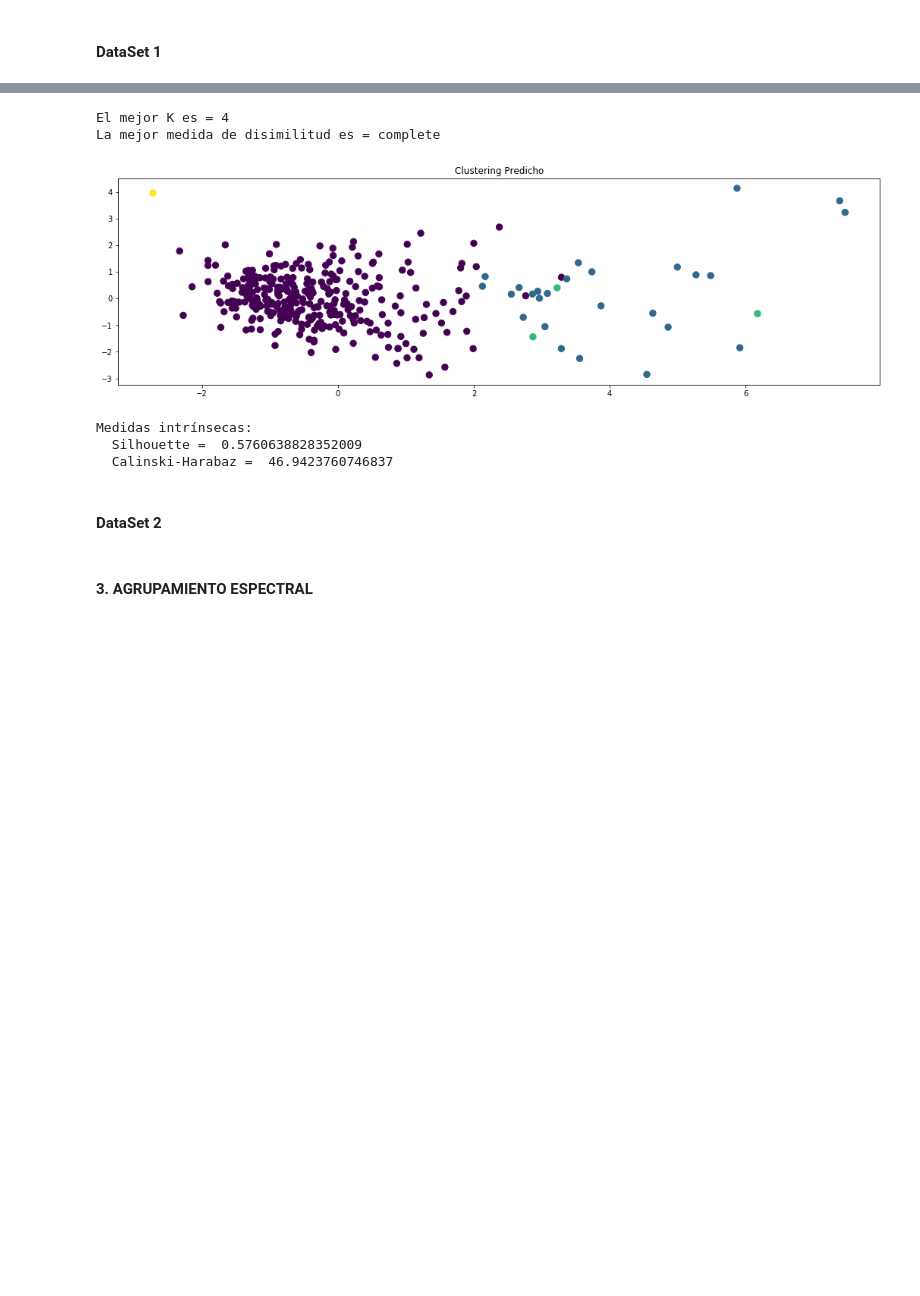
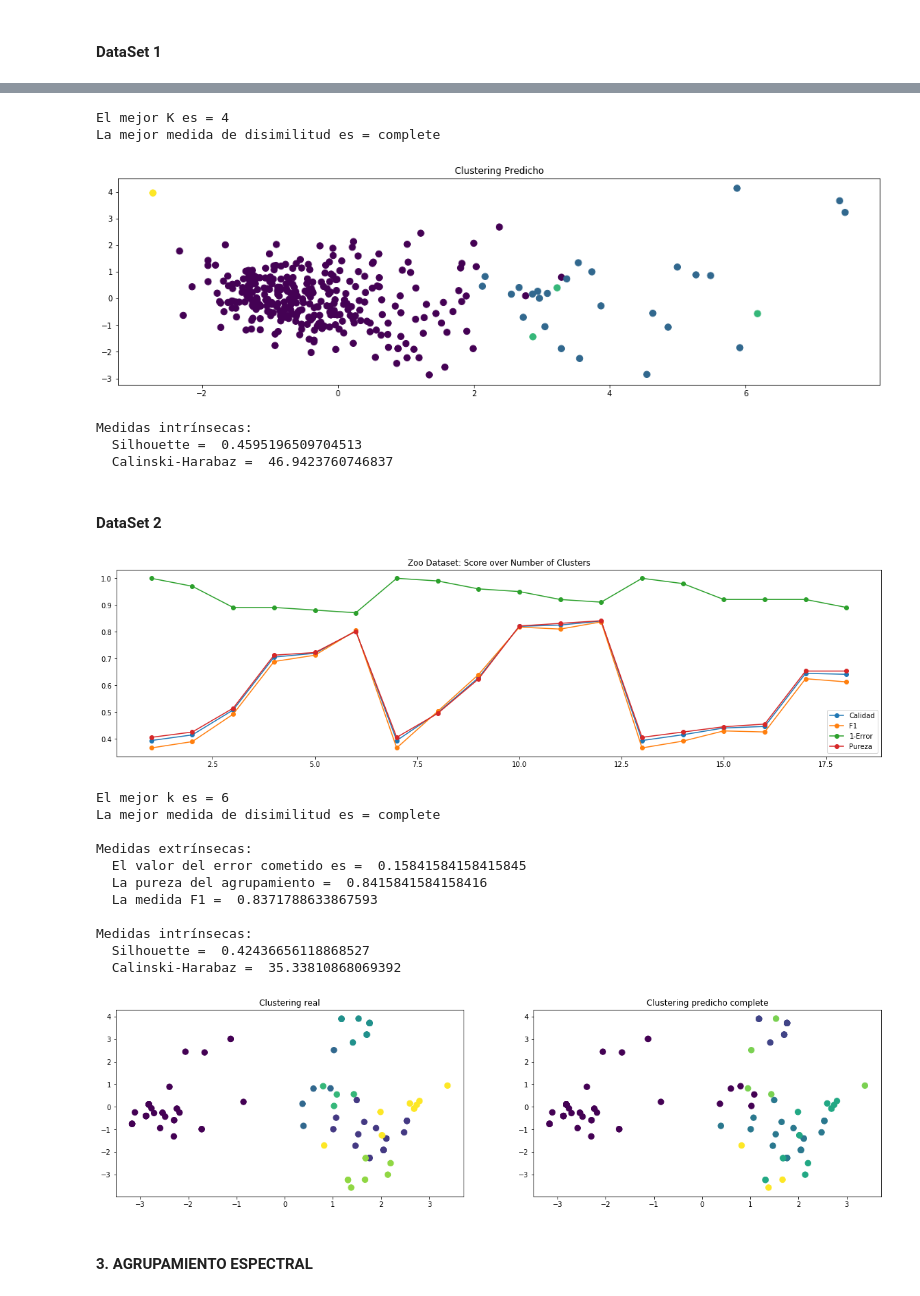
Before and after one commit to alvaronavarroguz/06MAIR-Aprendizaje-No-Supervisado, a Jupyter notebook: Trabajo_Final/Trabajo_Final.ipynb, the cells around one changed output, grey strips where cells are left out. Drawn from its saved outputs; the diff is of its cells as text; code cells hidden in the pictures; blank space fills up the shorter version.

```diff
--- a/Trabajo_Final/Trabajo_Final.ipynb
+++ b/Trabajo_Final/Trabajo_Final.ipynb
@@ -427,15 +427,15 @@ ax.set_title('Clustering Predicho')
 ax.scatter(PCs_liver[:,0], PCs_liver[:,1], c = labels_predicted, s=70)
 plt.show()
 
-imprimir_evaluacion_intrinseca(calidades_clustering[k-2], X_liver, labels_predicted)
+imprimir_evaluacion_intrinseca( silhouette_score(X_liver, labels_predicted) , X_liver, labels_predicted)
 
-ds_1_eval_jerar=set_k[k-2]
+ds_1_eval_jerar=silhouette_score(X_liver, labels_predicted)
 # %% [output]
 El mejor K es = 4
 La mejor medida de disimilitud es = complete
 [figure]
 Medidas intrínsecas:
-  Silhouette =  0.5760638828352009
+  Silhouette =  0.4595196509704513
   Calinski-Harabaz =  46.9423760746837
 # %% [markdown]
 #### DataSet 2
@@ -451,7 +451,7 @@ total_pruebas = 7
 # Lo necesito para saber cuál es la mejor disimilitud
 disimilitudes_ejecutadas = []
 
-calidades_clustering = []
+calidades_clustering, f1_scores, error_scores, purity_scores = [], [], [], []
 for disimilitud in disimilitudes:
 
     for k in range(1, total_pruebas):
@@ -466,10 +466,17 @@ for disimilitud in disimilitudes:
 
         calidades_clustering.append(calidad_total)
         disimilitudes_ejecutadas.append(disimilitud)
+        f1_scores.append(medida_f1(mC))
+        error_scores.append(1-medida_error(mC))
+        purity_scores.append(medida_pureza(mC))
 
 plt.figure(figsize=(20,5))
-plt.plot(list(range(1, len(disimilitudes_ejecutadas)+1)), calidades_clustering )
+plt.plot(list(range(1, len(disimilitudes_ejecutadas)+1)), calidades_clustering, 'o-')
+plt.plot(list(range(1, len(disimilitudes_ejecutadas)+1)), f1_scores, 'o-' )
+plt.plot(list(range(1, len(disimilitudes_ejecutadas)+1)), error_scores, 'o-' )
+plt.plot(list(range(1, len(disimilitudes_ejecutadas)+1)), purity_scores, 'o-' )
 plt.title("Zoo Dataset: Score over Number of Clusters")
+plt.legend(['Calidad', 'F1', '1-Error', 'Pureza'])
 plt.show()
 
 # Recojo el índice del mejor clustering
@@ -479,33 +486,47 @@ indice_mejor = encontrar_mejor_clustering(calidades_clustering)
 mejor_k = encontrar_mejor_clustering(calidades_clustering)%(total_pruebas-1) + 1
 
 mejor_disimilitud = disimilitudes_ejecutadas[indice_mejor]
 
 print("El mejor k es = " + str(mejor_k))
 print("La mejor medida de disimilitud es = " + mejor_disimilitud)
 
 # Repetimos el clustering con la solución que optimiza la variable 'mejor_disimilitud'
 ##################################################################################
 
 clustering = linkage(X_zoo, mejor_disimilitud)
 
 # Calculamos la matriz de confusión
 y_pred = cut_tree(clustering, n_clusters=mejor_k).flatten()
 mC = matriz_confusion(zoo_label, y_pred)
 
 imprimir_evaluacion_extrinseca(mC)
 
 imprimir_evaluacion_intrinseca(silhouette_score(X_zoo,y_pred), X_zoo, y_pred)
 
 # Mostrar resultados
 fig, ax = plt.subplots(1,2,figsize=(20,5))
 ax[0].set_title('Clustering real')
 ax[0].scatter(PCs_zoo[:,0], PCs_zoo[:,1], c = zoo_label, s=70)
 ax[1].set_title('Clustering predicho ' + mejor_disimilitud)
 ax[1].scatter(PCs_zoo[:,0], PCs_zoo[:,1], c=cut_tree(clustering, n_clusters=mejor_k).flatten(), s=70)
 plt.show()
 
 
 ds_2_eval_jerar=medida_f1(mC)
+# %% [output]
+[figure, added]
+El mejor k es = 6
+La mejor medida de disimilitud es = complete
+
+Medidas extrínsecas:
+  El valor del error cometido es =  0.15841584158415845
+  La pureza del agrupamiento =  0.8415841584158416
+  La medida F1 =  0.8371788633867593
+
+Medidas intrínsecas:
+  Silhouette =  0.42436656118868527
+  Calinski-Harabaz =  35.33810868069392
+[figure, added]
 # %% [markdown]
 #### 3. AGRUPAMIENTO ESPECTRAL
 # %% [markdown]
```
Also changed, not shown: parts of 18 cells of this notebook.
